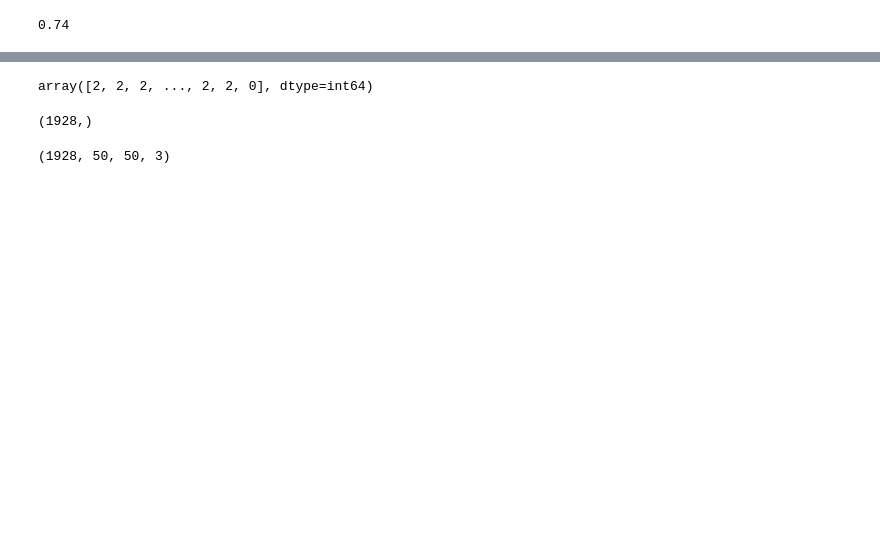
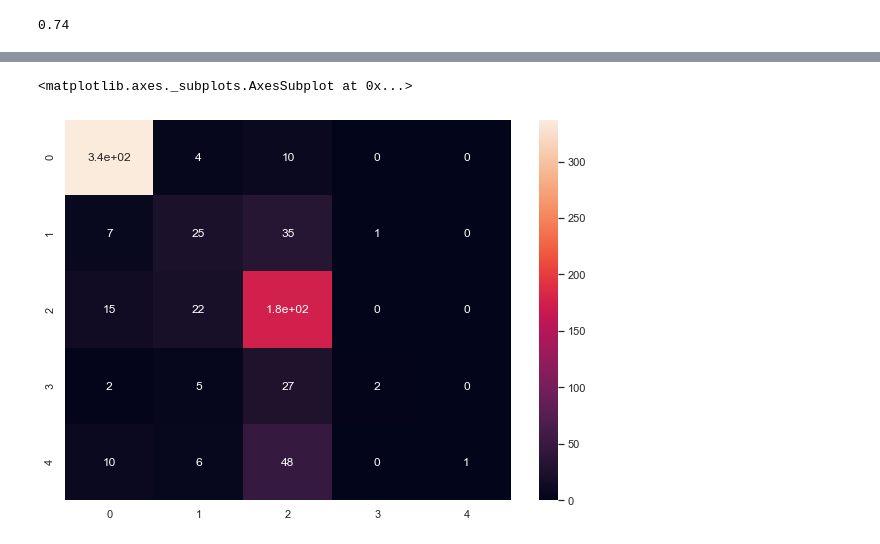
Before and after one commit to muneebsaddal/APTOS-2019-Blindness-Detection-using-Neural-Networks, a Jupyter notebook: blindness_detection.ipynb, the cells around one changed output, grey strips where cells are left out. Saved outputs shown, nothing was run; the diff lists cells and outputs as text; code cells hidden in the pictures; blank space fills up the shorter version.

```diff
--- a/blindness_detection.ipynb
+++ b/blindness_detection.ipynb
@@ -287,4 +172,4 @@ weighted avg       0.67      0.74      0.68       733
 # %%
-conMat = confusion_matrix(y_test.argmax(axis=1),pred.argmax(axis=1))
-print(conMat)
+cm = confusion_matrix(y_test.argmax(axis=1),pred.argmax(axis=1))
+print(cm)
 # %% [output]
@@ -316,18 +180,0 @@ def make_test_data(path):
-# %%
-for id_code in tqdm(x):
-    path = os.path.join('data/test_images','{}.png'.format(id_code))
-    make_test_data(path)
-test_images = np.array(test_Dataset)
-pred=model.predict(test_images)
-pred=np.argmax(pred,axis=1)
-pred
-# %% [output]
-array([2, 2, 2, ..., 2, 2, 0], dtype=int64)
-# %%
-pred.shape
-# %% [output]
-(1928,)
-# %%
-test_images.shape
-# %% [output]
-(1928, 50, 50, 3)
@@ -341,0 +181,7 @@ sub_df.to_csv("submission.csv",index=False)
+# %%
+df_cm = pd.DataFrame(cm, range(5), range(5))
+plt.figure(figsize = (10,7))
+sn.heatmap(df_cm, annot=True)
+# %% [output]
+<matplotlib.axes._subplots.AxesSubplot at 0x...>
+[figure, added]
```
Also changed, not shown: parts of 23 cells of this notebook.
